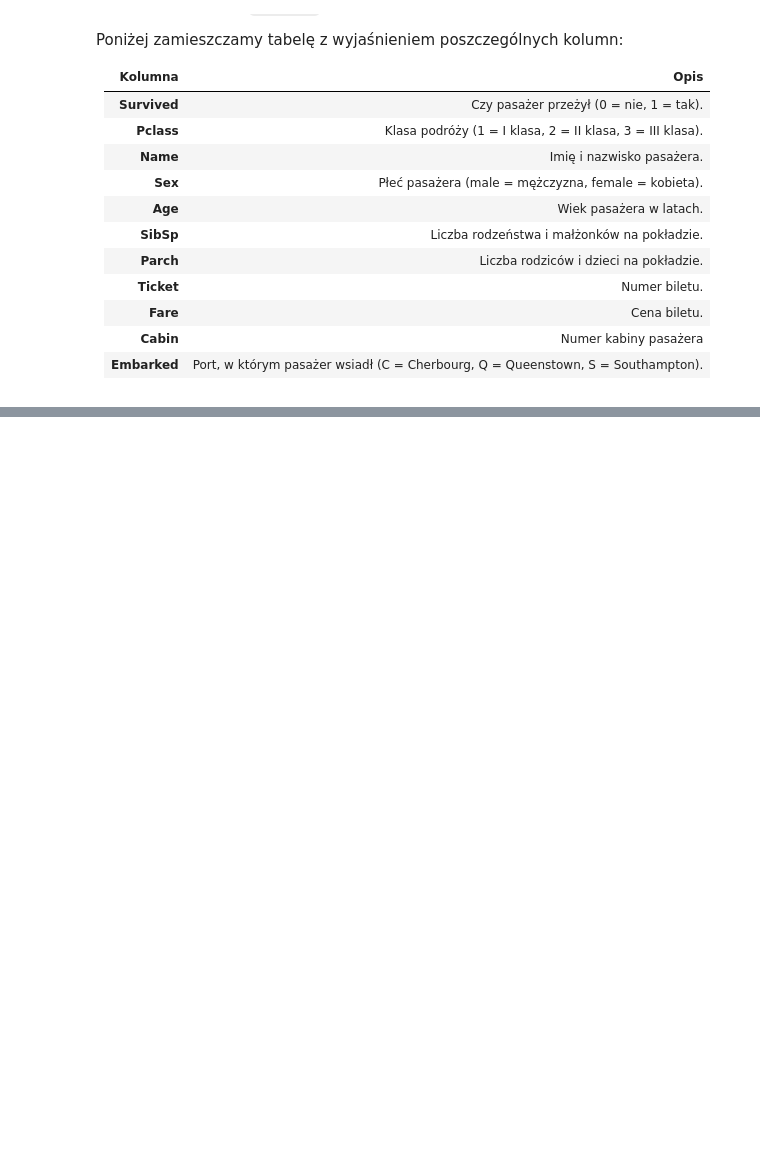
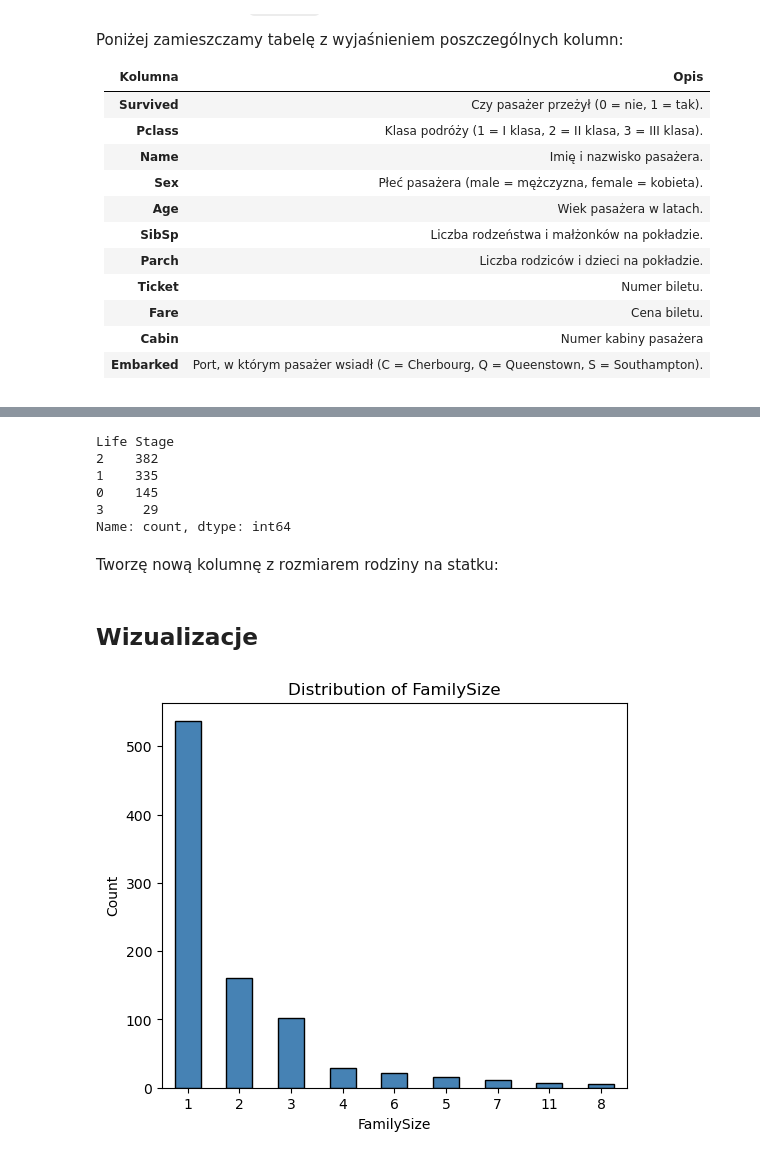
Before and after one commit to Solvro/ml-wakacyjne-wyzwanie-2025, a Jupyter notebook: 1_przetwarzanie_wizualizacja/EDA_zadanie.ipynb, the cells around one changed output, grey strips where cells are left out. Cells and saved outputs as stored; diff of their text form; code cells hidden in the pictures; blank space fills up the shorter version.

```diff
--- a/1_przetwarzanie_wizualizacja/EDA_zadanie.ipynb
+++ b/1_przetwarzanie_wizualizacja/EDA_zadanie.ipynb
@@ -67,0 +189,45 @@ titanic_df = pd.read_csv(base_path / 'titanic.csv', index_col='PassengerId')
+# %%
+labels = ['Child', 'Young Adult', 'Adult', 'Senior']
+life_stages = [
+    (titanic_df['Age'] < 18),
+    (titanic_df['Age'] >= 18) & (titanic_df['Age'] < 30),
+    (titanic_df['Age'] >= 30) & (titanic_df['Age'] < 60),
+    (titanic_df['Age'] >= 60)
+]
+titanic_df['Life Stage'] = np.select(life_stages, labels)
+# %%
+titanic_df['Life Stage'] = titanic_df['Life Stage'].map({
+    'Child': 0 ,
+    'Young Adult': 1,
+    'Adult': 2,
+    'Senior': 3
+})
+titanic_df['Life Stage'].value_counts()
+# %% [output]
+Life Stage
+2    382
+1    335
+0    145
+3     29
+Name: count, dtype: int64
+# %% [markdown]
+Tworzę nową kolumnę z rozmiarem rodziny na statku:
+# %%
+titanic_df['FamilySize'] = titanic_df['SibSp'] + titanic_df['Parch'] + 1
+# %% [markdown]
+## Wizualizacje
+# %%
+def plot_categorical_column(df, column_name):
+    counts = titanic_df['FamilySize'].value_counts()
+
+    plt.figure(figsize=(6, 5))
+    counts.plot(kind='bar', color='steelblue', edgecolor='black')
+    plt.title(f'Distribution of {column_name}')
+    plt.xlabel(column_name)
+    plt.ylabel('Count')
+    plt.xticks(rotation=0)
+    plt.show()
+# %%
+plot_categorical_column(titanic_df, 'FamilySize')
+# %% [output]
+[figure, added]
```
Also changed, not shown: parts of 33 cells of this notebook.
